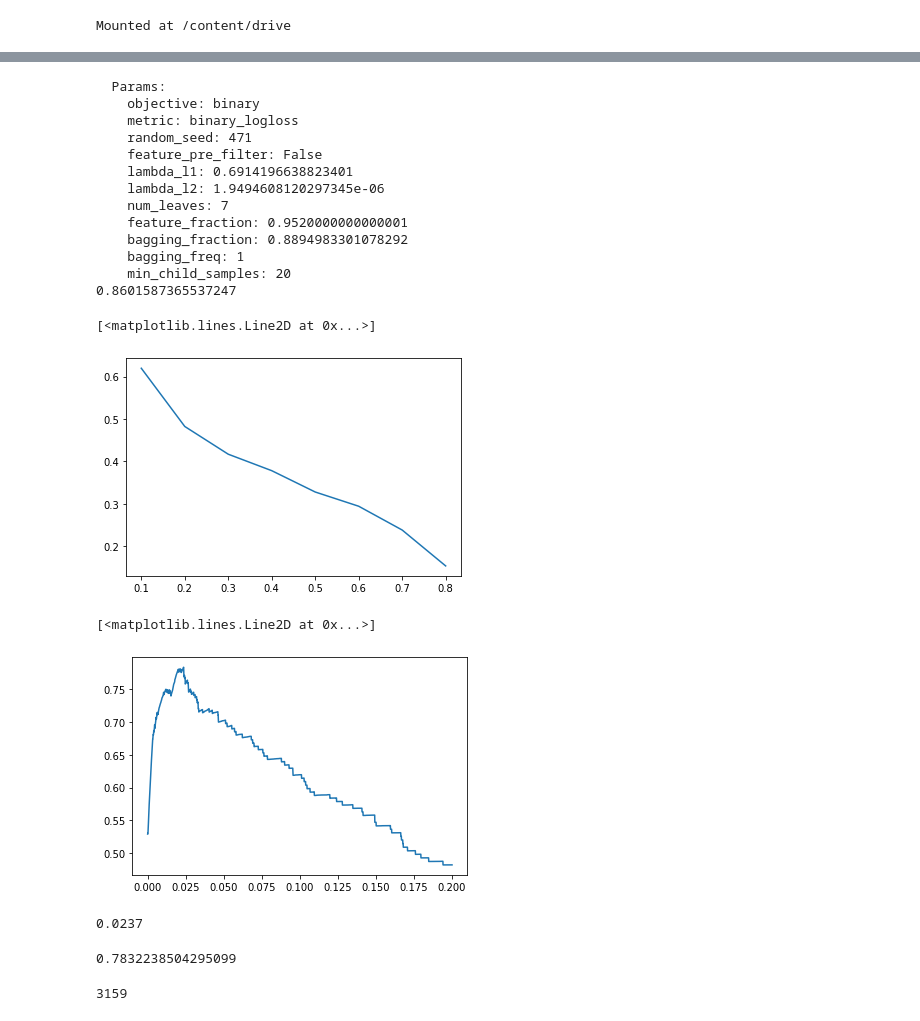
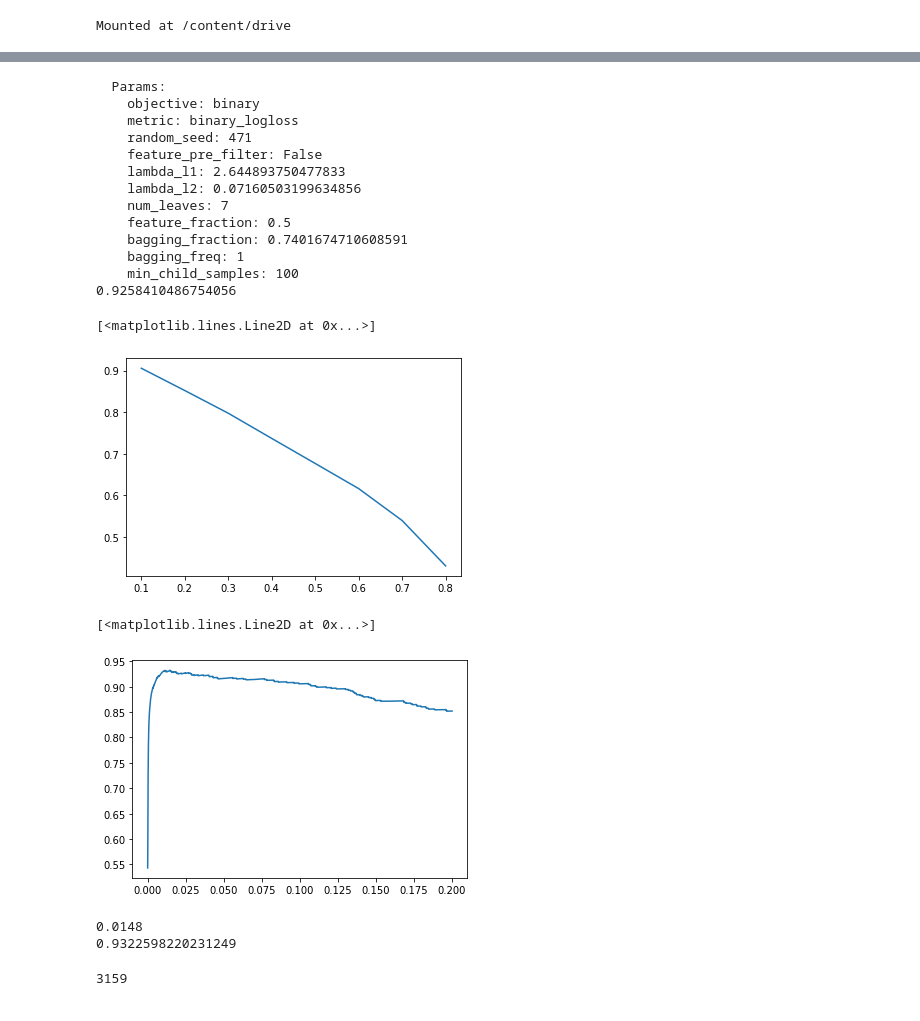
Before and after one commit to nkimoto/signate, a Jupyter notebook: SRWS-PSG/notebooks/ensemble.ipynb, the cells around one changed output, grey strips where cells are left out. Drawn from its saved outputs; the diff is of its cells as text; code cells hidden in the pictures.

```diff
--- a/SRWS-PSG/notebooks/ensemble.ipynb
+++ b/SRWS-PSG/notebooks/ensemble.ipynb
@@ -77,7 +77,7 @@ def get_train_test_preds(train_preds, test_preds):
     path_list = [path + f +"oof_df.csv" for f in dir_name]
     for i, key in enumerate(train_preds.keys()):
         new_col = f"{key}_oof_preds"
-        train_preds_df[new_col] = pd.read_csv(path_list[i])["preds"]
+        train_preds_df[new_col] = pd.read_csv(path_list[i]).sort_values("id").reset_index(drop=True)["preds"]
 
     train_preds_df["num_words"] = train_preds_df["title+abstract"].str.count(" ")+1
     train_preds_df["only_title"] = train_preds_df["abstract"].isnull().astype(int)
@@ -125,6 +125,7 @@ def get_train_test_preds(train_preds, test_preds):
 
     return train_preds_df, test_preds_df, pred_cols
 
+
 train_preds_df, test_preds_df, pred_cols = get_train_test_preds(train_preds, test_preds)
 # %%
 def fbeta(true, pred):
@@ -133,11 +152,13 @@ def fbeta(true, pred):
 %%time
 seed = 471
 
-cols = list(train_preds_df.columns[train_preds_df.columns.str.contains("oof_preds")])
+cols = list(train_preds_df.columns[train_preds_df.columns.str.contains("abstract_oof_preds")])
 cols = cols + pred_cols
 X = train_preds_df.loc[:, cols]
 y = train_preds_df["judgement"]
-X_train, X_test, y_train, y_test = train_test_split(X, y, test_size=0.30, random_state=seed)
+X_train = X.copy()
+y_train = y.copy()
+#X_train, X_test, y_train, y_test = train_test_split(X, y, test_size=0.30, random_state=seed)
 train_data = lgb.Dataset(X_train, y_train)
 
 params = {'objective': 'binary',
@@ -178,47 +199,46 @@ for key, value in best_params.items():
 
 # ベストパラメータで学習
 model = lgb_original.train(best_params, train_data)
-preds_proba = model.predict(X_test)
+preds_proba = model.predict(X_train)
 
 border = 0.0232086940504697
 print(fbeta_score(y_train, model.predict(X_train) > border, beta=7))
+#print(fbeta_score(y_test, model.predict(X_test) > border, beta=7))
 # %% [output]
   Params:
     objective: binary
     metric: binary_logloss
     random_seed: 471
     feature_pre_filter: False
-    lambda_l1: 0.6914196638823401
-    lambda_l2: 1.9494608120297345e-06
+    lambda_l1: 2.644893750477833
+    lambda_l2: 0.07160503199634856
     num_leaves: 7
-    feature_fraction: 0.9520000000000001
-    bagging_fraction: 0.8894983301078292
+    feature_fraction: 0.5
+    bagging_fraction: 0.7401674710608591
     bagging_freq: 1
-    min_child_samples: 20
-0.8601587365537247
+    min_child_samples: 100
+0.9258410486754056
 # %%
-score_list = [fbeta_score(y_test, preds_proba > border, beta=7) for border in np.arange(0.1, 0.9, 0.1)]
+score_list = [fbeta_score(y_train, preds_proba > border, beta=7) for border in np.arange(0.1, 0.9, 0.1)]
 plt.plot(np.arange(0.1, 0.9, 0.1), np.array(score_list))
 # %% [output]
 [<matplotlib.lines.Line2D at 0x...>]
-[figure, old version]
+[figure, new version]
 # %%
-score_list = [fbeta_score(y_test, preds_proba > border, beta=7) for border in np.arange(0.0001, 0.2, 0.0001)]
+score_list = [fbeta_score(y_train, preds_proba > border, beta=7) for border in np.arange(0.0001, 0.2, 0.0001)]
 plt.plot(np.arange(0.0001, 0.2, 0.0001), np.array(score_list))
 # %% [output]
 [<matplotlib.lines.Line2D at 0x...>]
-[figure, old version]
+[figure, new version]
 # %%
-np.arange(0.0001, 0.2, 0.0001)[np.array(score_list).argmax()]
+border = 0.0232086940504697
+border = np.arange(0.0001, 0.2, 0.0001)[np.array(score_list).argmax()]
+print(border)
+preds = preds_proba > border
+print(fbeta_score(y_train, preds, beta=7))
 # %% [output]
-0.0237
+0.0148
+0.9322598220231249
-# %%
-border = 0.0232086940504697
-border = np.arange(0.0001, 0.2, 0.0001)[np.array(score_list).argmax()]
-preds = preds_proba > border
-fbeta_score(y_test, preds, beta=7)
-# %% [output]
-0.7832238504295099
 # %%
 test_cols = list(test_preds_df.columns[test_preds_df.columns.str.contains("preds_mean")])
 test_cols = test_cols + pred_cols
```
Also changed, not shown: parts of 10 cells of this notebook.
